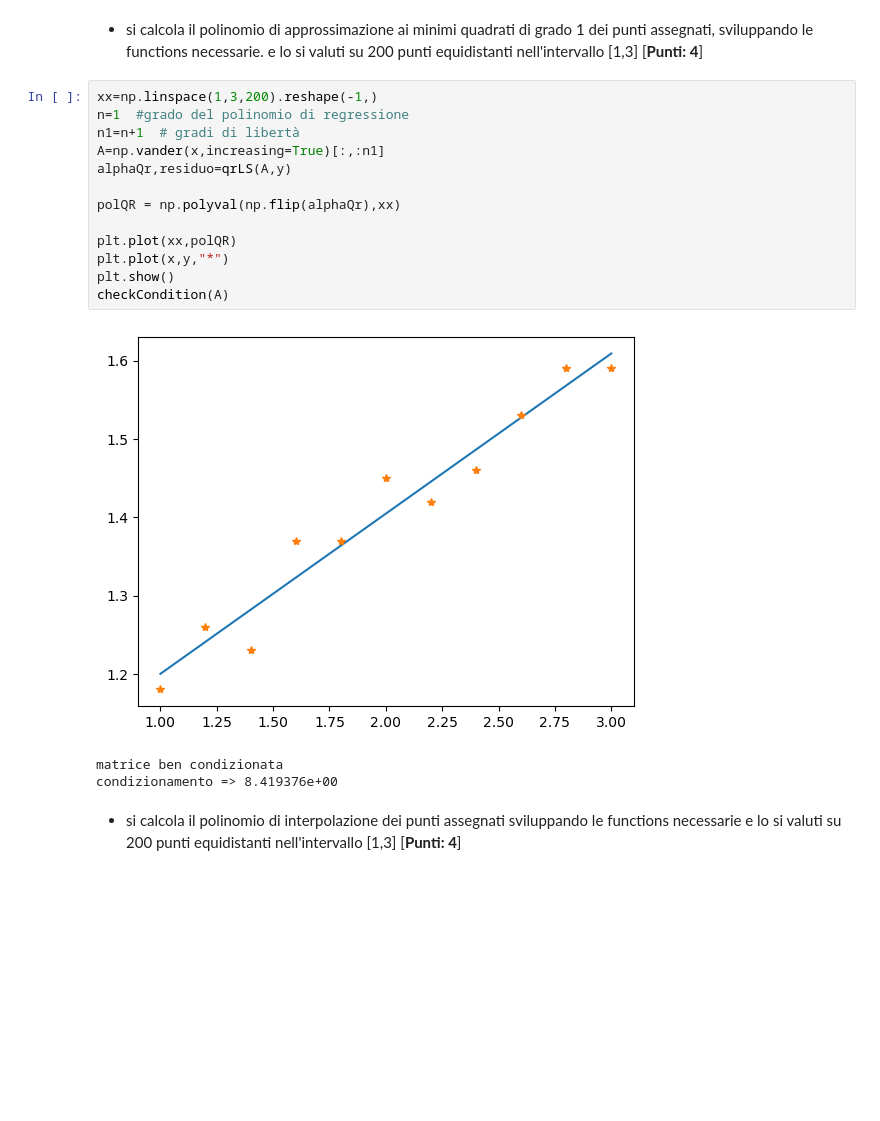
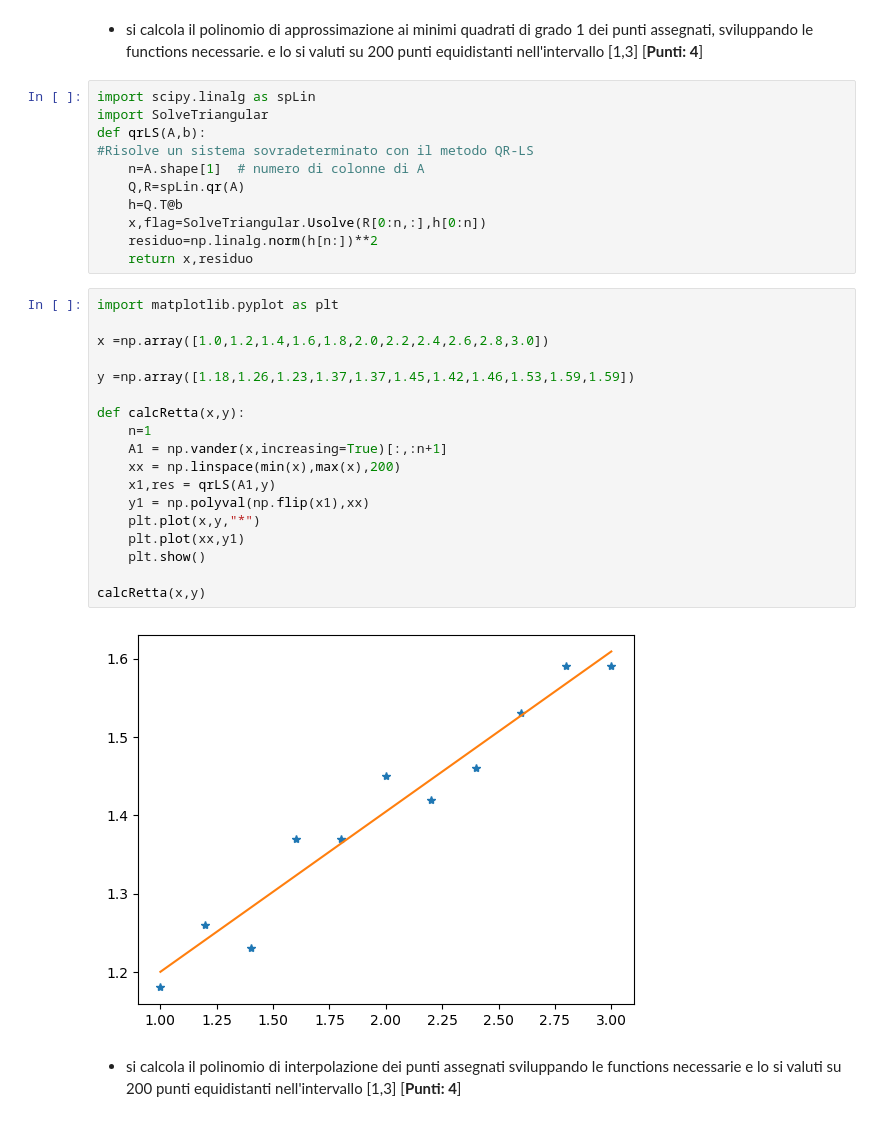
Before and after one commit to FabioFattori/eserciziMetodiNumerici, a Jupyter notebook: simulazione2/Simulazione_Esame_I.ipynb, the cells around one changed output. Saved outputs shown, nothing was run; the diff lists cells and outputs as text; blank space fills up the shorter version.

```diff
--- a/simulazione2/Simulazione_Esame_I.ipynb
+++ b/simulazione2/Simulazione_Esame_I.ipynb
@@ -286,22 +218,36 @@ y =np.array([1.18,1.26,1.23,1.37,1.37,1.45,1.42,1.46,1.53,1.59,1.59])
 Scrivere lo script python in cui:
 # %% [markdown]
 - si calcola il polinomio di approssimazione ai minimi quadrati di grado 1 dei punti assegnati, sviluppando le functions necessarie. e lo si valuti su 200 punti equidistanti nell'intervallo [1,3]  [**Punti: 4**]
-# %%
-xx=np.linspace(1,3,200).reshape(-1,)
-n=1  #grado del polinomio di regressione
-n1=n+1  # gradi di libertà
-A=np.vander(x,increasing=True)[:,:n1]
-alphaQr,residuo=qrLS(A,y)
-
-polQR = np.polyval(np.flip(alphaQr),xx)
-
-plt.plot(xx,polQR)
-plt.plot(x,y,"*")
-plt.show()
-checkCondition(A)
-# %% [output]
-[figure, removed]
-matrice ben condizionata
-condizionamento => 8.419376e+00
+# %%
+import scipy.linalg as spLin
+import SolveTriangular
+def qrLS(A,b):
+#Risolve un sistema sovradeterminato con il metodo QR-LS
+    n=A.shape[1]  # numero di colonne di A
+    Q,R=spLin.qr(A)
+    h=Q.T@b
+    x,flag=SolveTriangular.Usolve(R[0:n,:],h[0:n])
+    residuo=np.linalg.norm(h[n:])**2
+    return x,residuo
+# %%
+import matplotlib.pyplot as plt
+
+x =np.array([1.0,1.2,1.4,1.6,1.8,2.0,2.2,2.4,2.6,2.8,3.0])
+
+y =np.array([1.18,1.26,1.23,1.37,1.37,1.45,1.42,1.46,1.53,1.59,1.59])
+
+def calcRetta(x,y):
+    n=1
+    A1 = np.vander(x,increasing=True)[:,:n+1]
+    xx = np.linspace(min(x),max(x),200)
+    x1,res = qrLS(A1,y)
+    y1 = np.polyval(np.flip(x1),xx)
+    plt.plot(x,y,"*")
+    plt.plot(xx,y1)
+    plt.show()
+
+calcRetta(x,y)
+# %% [output]
+[figure, added]
 # %% [markdown]
 - si calcola il polinomio di interpolazione dei punti assegnati sviluppando le functions necessarie e lo si valuti su 200 punti equidistanti nell'intervallo [1,3]  [**Punti: 4**]
```
Also changed, not shown: parts of 16 cells of this notebook, 6 other files.
